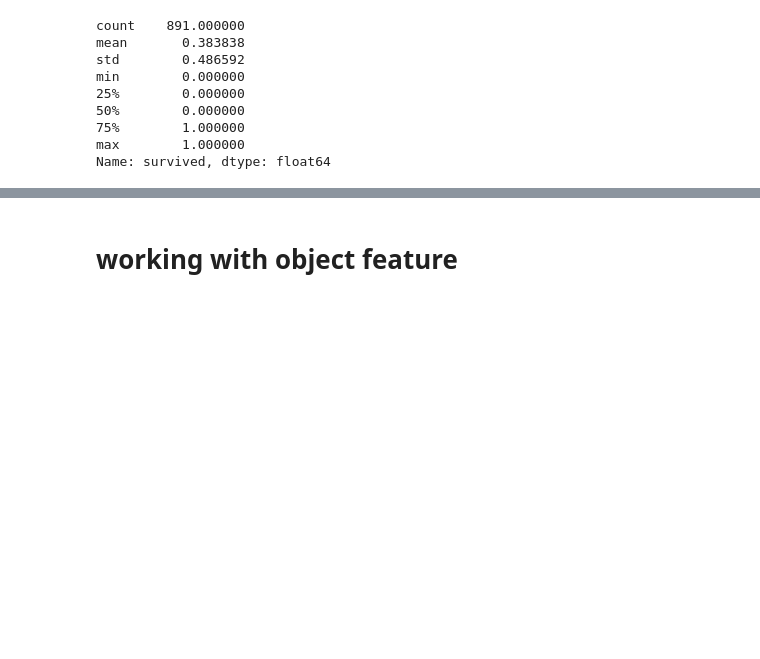
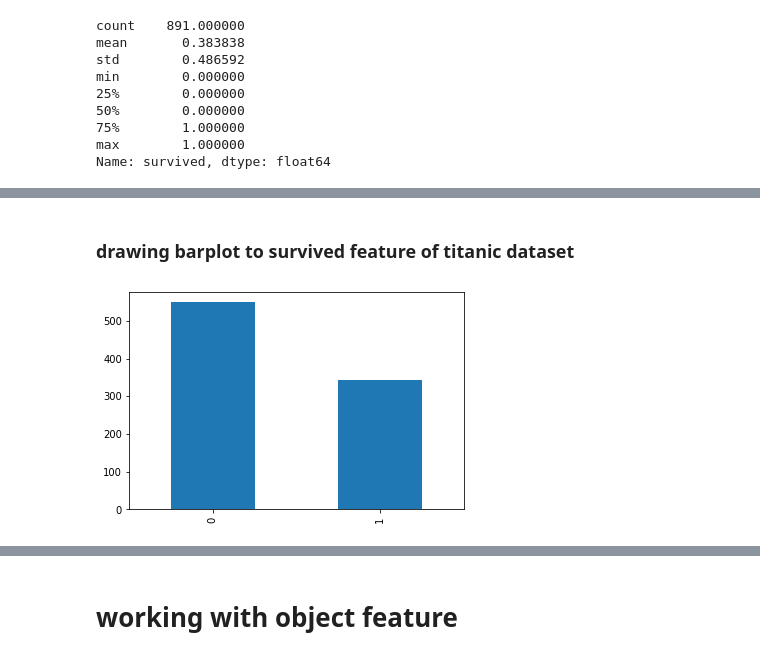
Before and after one commit to safiyeolgun/DA-STATS, a Jupyter notebook: DSTAT1.ipynb, the cells around one changed output, grey strips where cells are left out. Cells and saved outputs as stored; diff of their text form; code cells hidden in the pictures; blank space fills up the shorter version.

```diff
--- a/DSTAT1.ipynb
+++ b/DSTAT1.ipynb
@@ -273,0 +335,7 @@ Name: survived, dtype: float64
+# %% [markdown]
+### drawing barplot to survived feature of titanic dataset
+# %%
+df['survived'].value_counts().plot.bar();
+# df.survived.value_counts().plot.bar();
+# %% [output]
+[figure, added]
```
Also changed, not shown: parts of 44 cells of this notebook.
